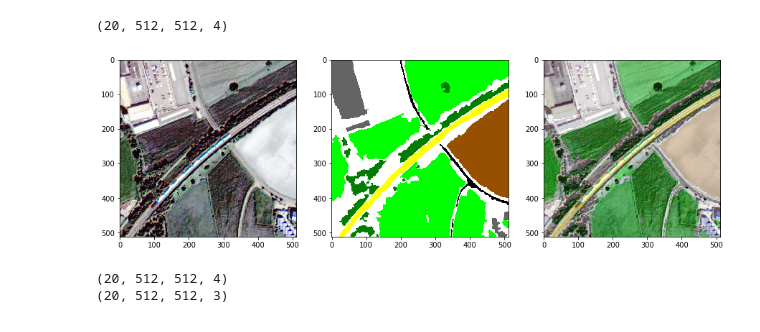
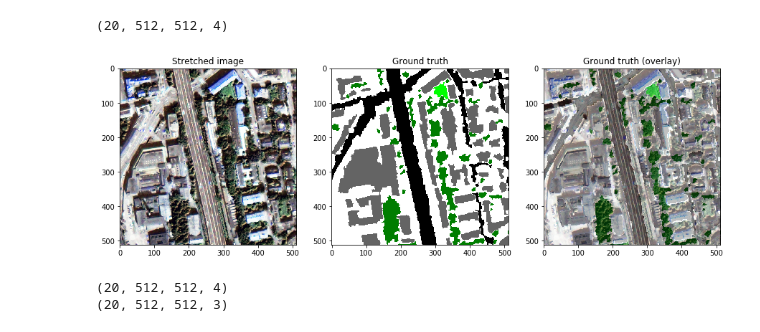
Before and after one commit to CyrilWendl/SIE-Master, a Jupyter notebook: Zurich Land Cover/Zurich Land Cover Classification.ipynb, the cells around one changed output. Saved outputs shown, nothing was run; the diff lists cells and outputs as text; code cells hidden in the pictures.

```diff
--- a/Zurich Land Cover/Zurich Land Cover Classification.ipynb
+++ b/Zurich Land Cover/Zurich Land Cover Classification.ipynb
@@ -84,17 +79,21 @@ def imgs_stretch_eq(imgs):
 imgs_stretch, imgs_eq = imgs_stretch_eq(imgs)
 # %%
 # Show image, its groundtruth image and overlay (to verify matching)
-i = 0
-overlay = imgs_eq[i][:,:,:3]*.7+gt[i]/255*.3
+i = 1
+alpha=.6
+overlay = imgs_eq[i][:,:,:3]*alpha+gt[i]/255*(1-alpha)
 
 fig, axes = plt.subplots(1,3)
 fig.set_size_inches(15,7)
 axes[0].imshow(imgs_eq[i][:,:,:3], cmap='Greys_r')
 axes[1].imshow(gt[i]/255, cmap='Greys_r')
 axes[2].imshow(overlay, cmap='Greys_r')
+axes[0].set_title("Stretched image")
+axes[1].set_title("Ground truth")
+axes[2].set_title("Ground truth (overlay)")
 plt.show()
 # %% [output]
-[figure, old version]
+[figure, new version]
 # %%
 imgs = imgs_eq # continue using stretched image
 # %%
```
Also changed, not shown: parts of 20 cells of this notebook, 6 other files.
